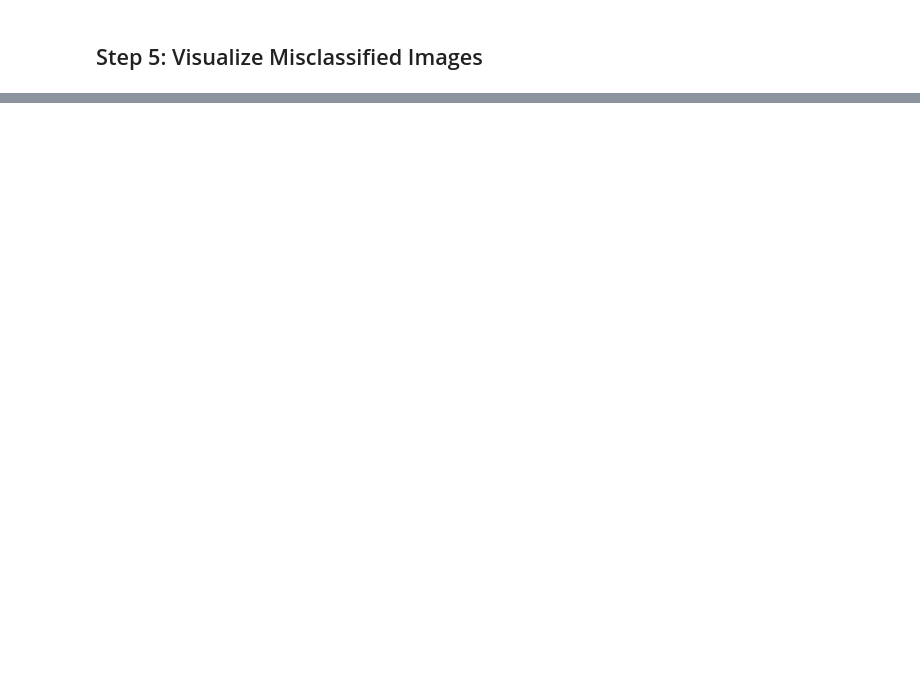
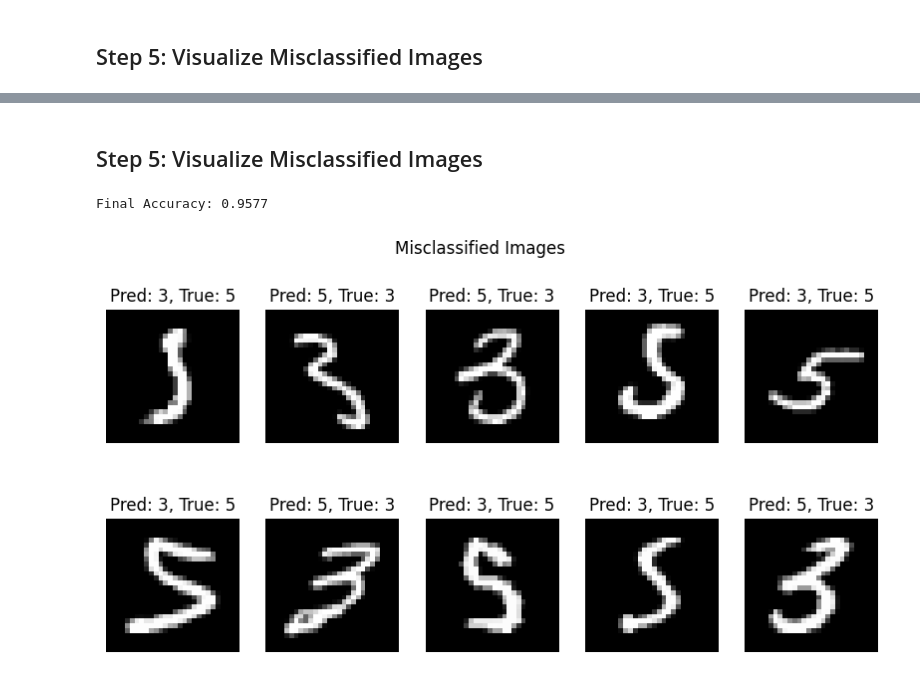
Before and after one commit to nl-codes/6CS012-Artificial-Intelligence-and-Machine-Learning, a Jupyter notebook: week_3/notebooks/Starter_code_workshop_03_MCP_and_0_vs_1_Classification.ipynb, the cells around one changed output, grey strips where cells are left out. Cells and saved outputs as stored; diff of their text form; code cells hidden in the pictures; blank space fills up the shorter version.

```diff
--- a/week_3/notebooks/Starter_code_workshop_03_MCP_and_0_vs_1_Classification.ipynb
+++ b/week_3/notebooks/Starter_code_workshop_03_MCP_and_0_vs_1_Classification.ipynb
@@ -212,0 +313,6 @@ All images were correctly classified!
+# %%
+# Initialize weights and bias
+weights = np.zeros(X.shape[1])  # 784 weights (one for each pixel)
+bias = 0
+learning_rate = 0.1
+epochs = 100
@@ -212,0 +377,7 @@ All images were correctly classified!
+# %%
+# After training the model with the perceptron_learning_algorithm
+y_out = np.where(y == 5, 1, 0)
+weights, bias, accuracy = train_perceptron(X, y_out, weights, bias)
+
+# Evaluate the model using the new function
+print("The Final Accuracy is: ", accuracy)
@@ -212,0 +396,28 @@ All images were correctly classified!
+# %% [markdown]
+## Step 5: Visualize Misclassified Images
+# %%
+# Get predictions for all data points
+predictions = np.dot(X, weights) + bias
+y_pred = np.where(predictions >= 0, 5, 3)
+
+# Calculate final accuracy
+final_accuracy = np.mean(y_pred == y)
+print(f"Final Accuracy: {final_accuracy:.4f}")
+
+# Step 5: Visualize Misclassified Images
+misclassified_idx = np.where(y_pred != y)[0]
+if len(misclassified_idx) > 0:
+    fig, axes = plt.subplots(2, 5, figsize=(10, 5))
+    for ax, idx in zip(
+        axes.flat, misclassified_idx[:10]
+    ):  # Show 10 misclassified images
+        ax.imshow(X[idx].reshape(28, 28), cmap="gray")
+        ax.set_title(f"Pred: {y_pred[idx]}, True: {y[idx]}")
+        ax.axis("off")
+    plt.suptitle("Misclassified Images")
+    plt.show()
+else:
+    print("All images were correctly classified!")
+# %% [output]
+Final Accuracy: 0.9577
+[figure, added]
```
Also changed, not shown: parts of 21 cells of this notebook.
